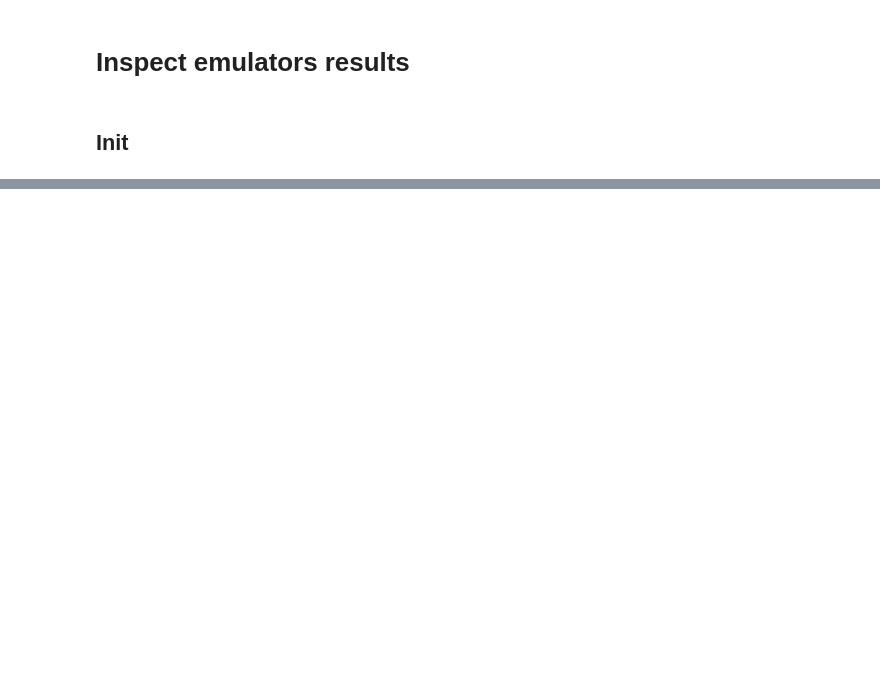
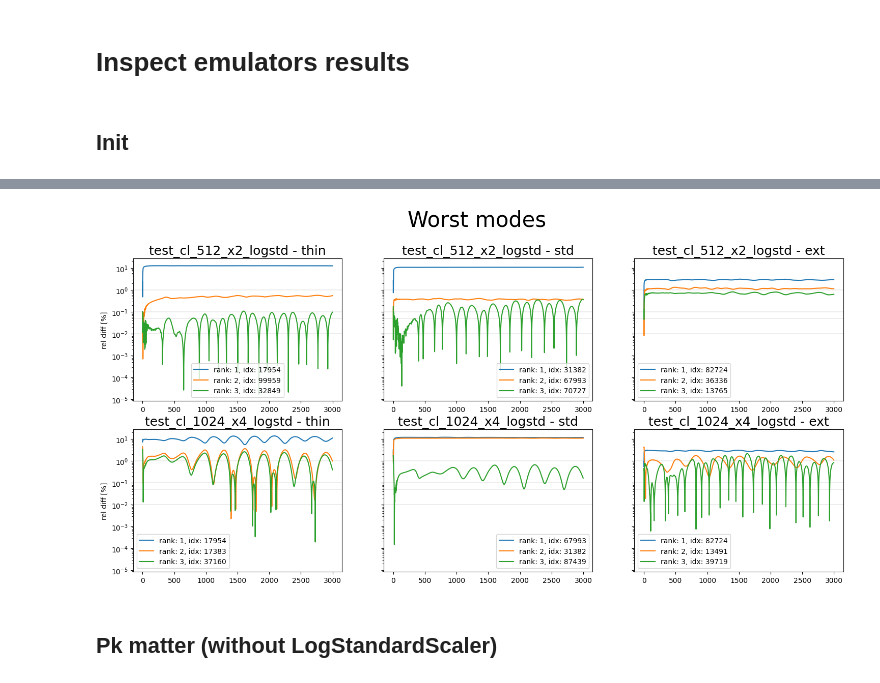
Before and after one commit to emiliobellini/emu_like, a Jupyter notebook: scripts/inspect_training.ipynb, the cells around one changed output, grey strips where cells are left out. Saved outputs shown, nothing was run; the diff lists cells and outputs as text; code cells hidden in the pictures; blank space fills up the shorter version.

```diff
--- a/scripts/inspect_training.ipynb
+++ b/scripts/inspect_training.ipynb
@@ -467,0 +462,6 @@ metrics
+# %%
+plot_worst_modes(emudata, paths_emu, n_modes_kept=3, vlines=[0.01, 0.05, 0.1, 1.])
+# %% [output]
+[figure, added]
+# %% [markdown]
+## Pk matter (without LogStandardScaler)
```
Also changed, not shown: parts of 43 cells of this notebook, 5 other files.
